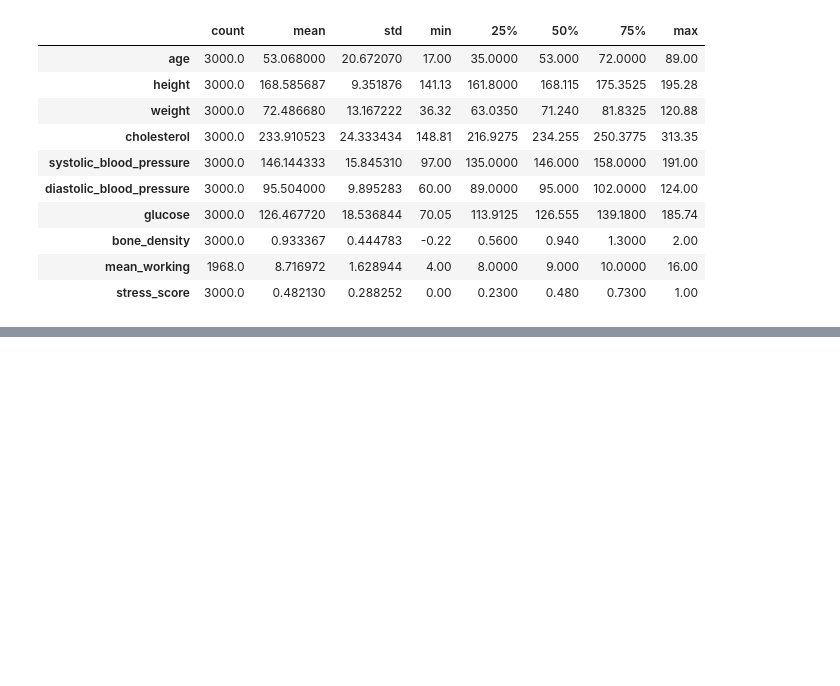
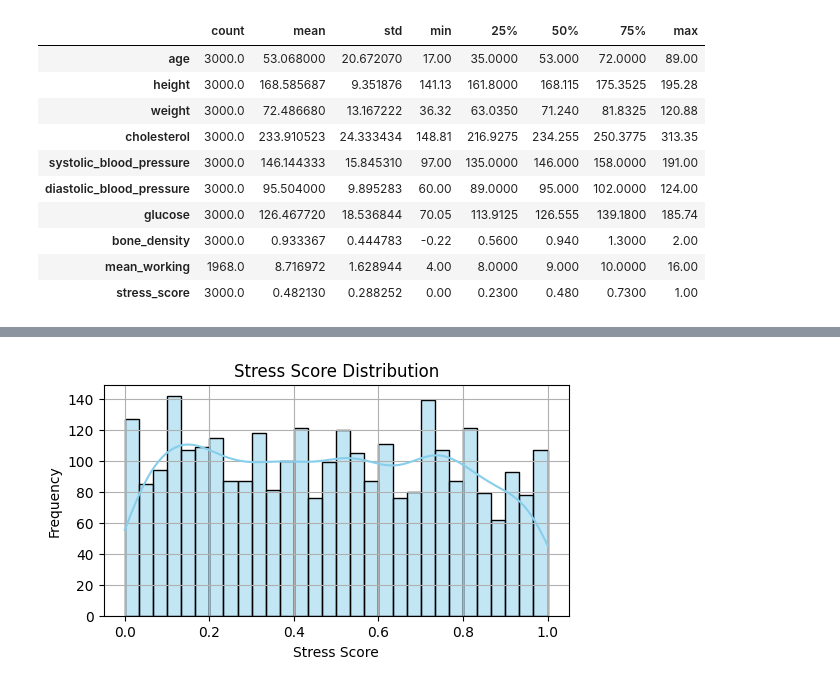
Before and after one commit to moonhimchan/data_analyst_project, a Jupyter notebook: dacon/데이콘 Basic 스트레스 지수 예측/submit/submit03.ipynb, the cells around one changed output, grey strips where cells are left out. Saved outputs shown, nothing was run; the diff lists cells and outputs as text; code cells hidden in the pictures; blank space fills up the shorter version.

```diff
--- a/dacon/데이콘 Basic 스트레스 지수 예측/submit/submit03.ipynb
+++ b/dacon/데이콘 Basic 스트레스 지수 예측/submit/submit03.ipynb
@@ -66,0 +107,9 @@ train.describe().T
+# %%
+plt.figure(figsize=(6, 3))
+sns.histplot(train["stress_score"], bins=30, kde=True, color="skyblue")
+plt.title("Stress Score Distribution")
+plt.xlabel("Stress Score")
+plt.ylabel("Frequency")
+plt.grid(True)
+# %% [output]
+[figure, added]
```
Also changed, not shown: parts of 5 cells of this notebook, 2 other files.
